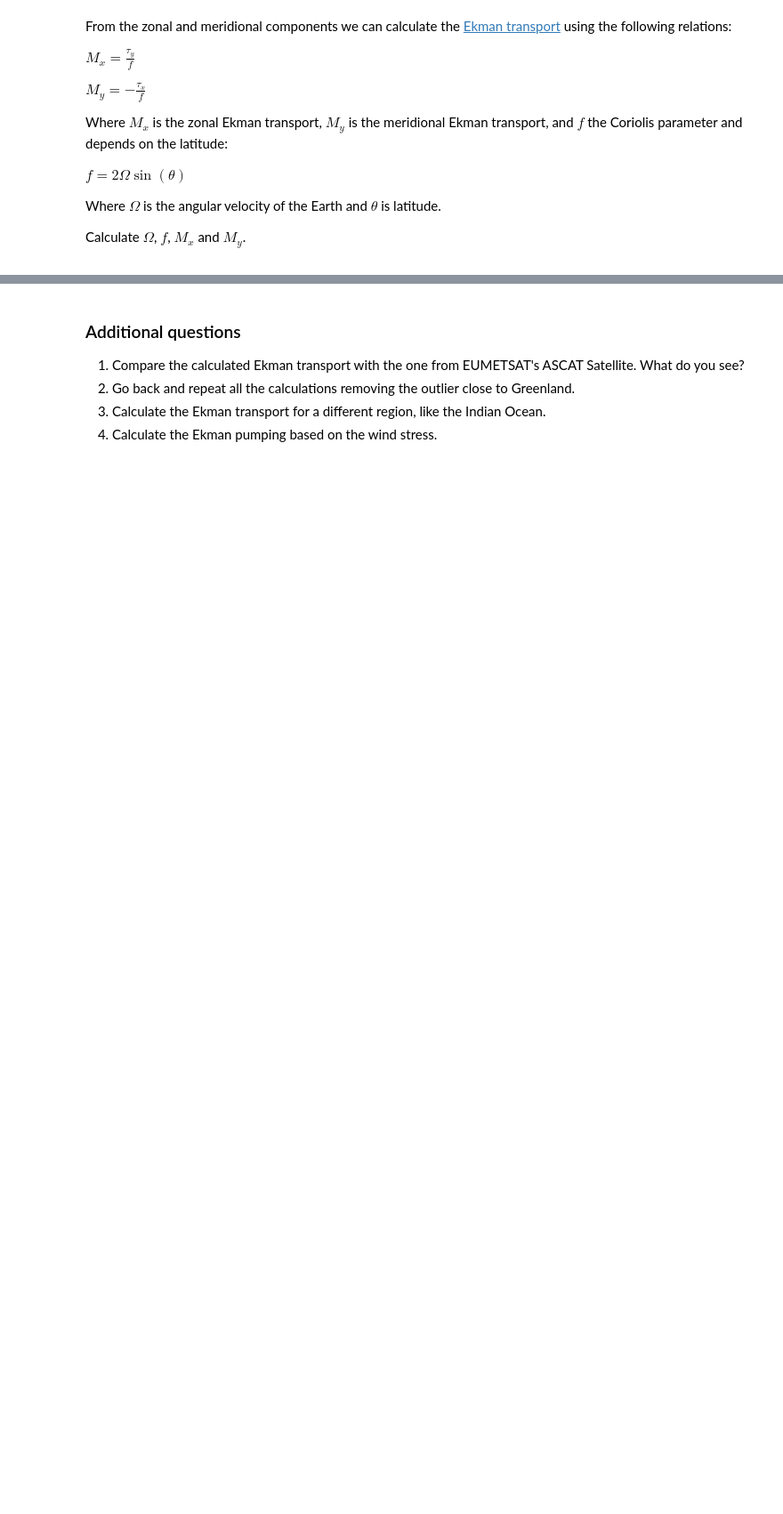
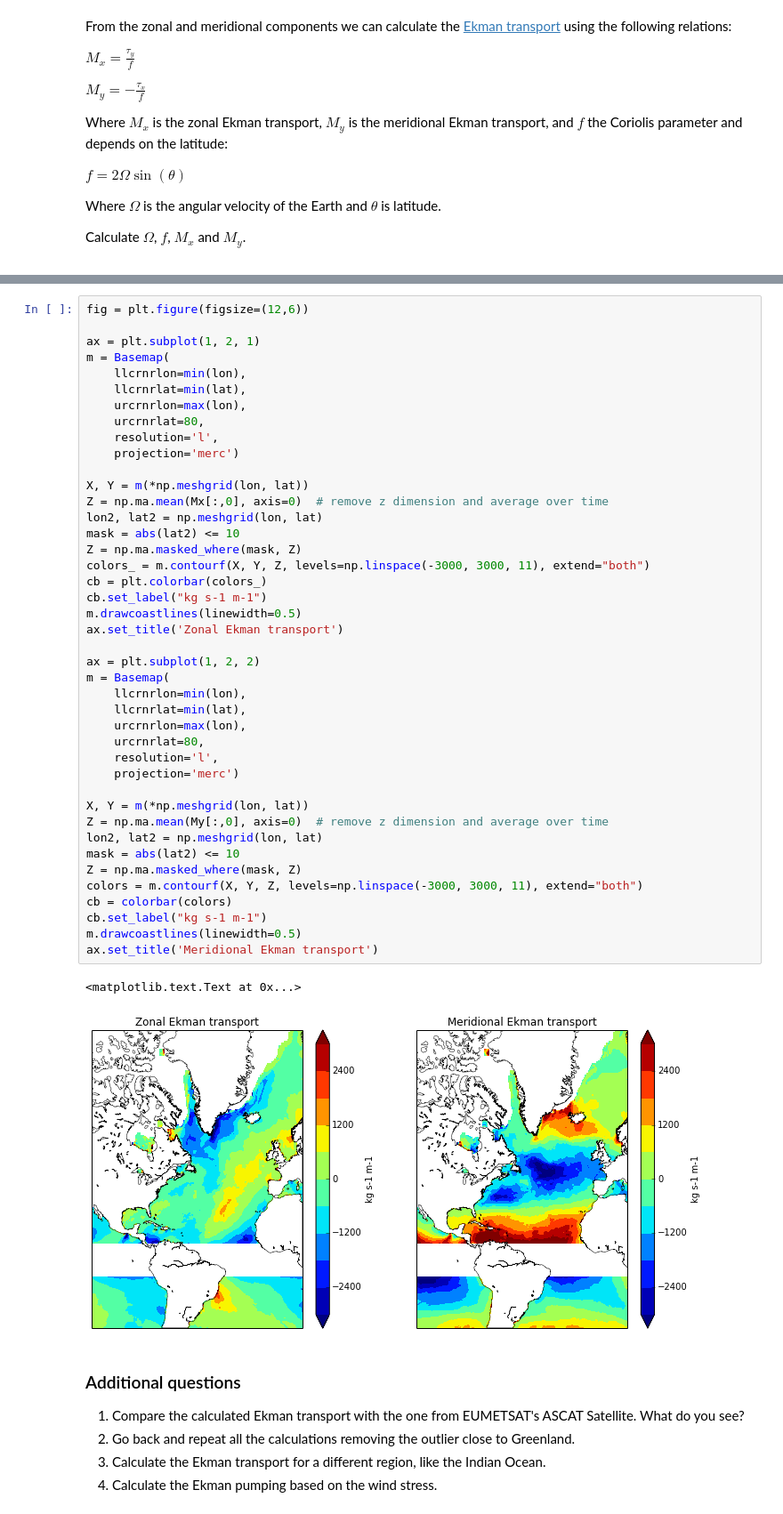
Before and after one commit to betodealmeida/notebooks, a Jupyter notebook: opendap_hands_on/iPython+Pydap hands-on.ipynb, the cells around one changed output, grey strips where cells are left out. Shown at 89% size. Cells and saved outputs as stored; diff of their text form; blank space fills up the shorter version.

```diff
--- a/opendap_hands_on/iPython+Pydap hands-on.ipynb
+++ b/opendap_hands_on/iPython+Pydap hands-on.ipynb
@@ -344,3 +380,48 @@ Calculate $\Omega$, $f$, $M_x$ and $M_y$.
+# %%
+fig = plt.figure(figsize=(12,6))
+
+ax = plt.subplot(1, 2, 1)
+m = Basemap(
+    llcrnrlon=min(lon),
+    llcrnrlat=min(lat),
+    urcrnrlon=max(lon),
+    urcrnrlat=80,
+    resolution='l',
+    projection='merc')
+
+X, Y = m(*np.meshgrid(lon, lat))
+Z = np.ma.mean(Mx[:,0], axis=0)  # remove z dimension and average over time
+lon2, lat2 = np.meshgrid(lon, lat)
+mask = abs(lat2) <= 10
+Z = np.ma.masked_where(mask, Z)
+colors_ = m.contourf(X, Y, Z, levels=np.linspace(-3000, 3000, 11), extend="both")
+cb = plt.colorbar(colors_)
+cb.set_label("kg s-1 m-1")
+m.drawcoastlines(linewidth=0.5)
+ax.set_title('Zonal Ekman transport')
+
+ax = plt.subplot(1, 2, 2)
+m = Basemap(
+    llcrnrlon=min(lon),
+    llcrnrlat=min(lat),
+    urcrnrlon=max(lon),
+    urcrnrlat=80,
+    resolution='l',
+    projection='merc')
+
+X, Y = m(*np.meshgrid(lon, lat))
+Z = np.ma.mean(My[:,0], axis=0)  # remove z dimension and average over time
+lon2, lat2 = np.meshgrid(lon, lat)
+mask = abs(lat2) <= 10
+Z = np.ma.masked_where(mask, Z)
+colors = m.contourf(X, Y, Z, levels=np.linspace(-3000, 3000, 11), extend="both")
+cb = colorbar(colors)
+cb.set_label("kg s-1 m-1")
+m.drawcoastlines(linewidth=0.5)
+ax.set_title('Meridional Ekman transport')
+# %% [output]
+<matplotlib.text.Text at 0x...>
+[figure, added]
 # %% [markdown]
 ### Additional questions
 
```
Also changed, not shown: parts of 5 cells of this notebook.
